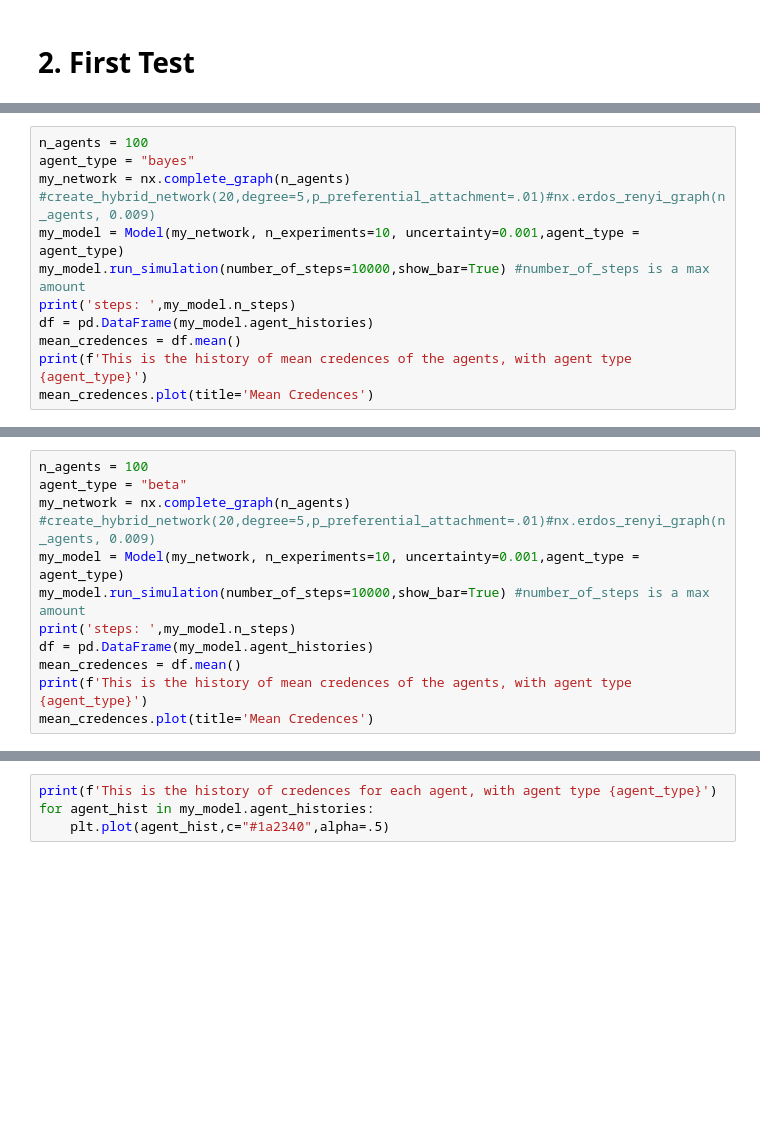
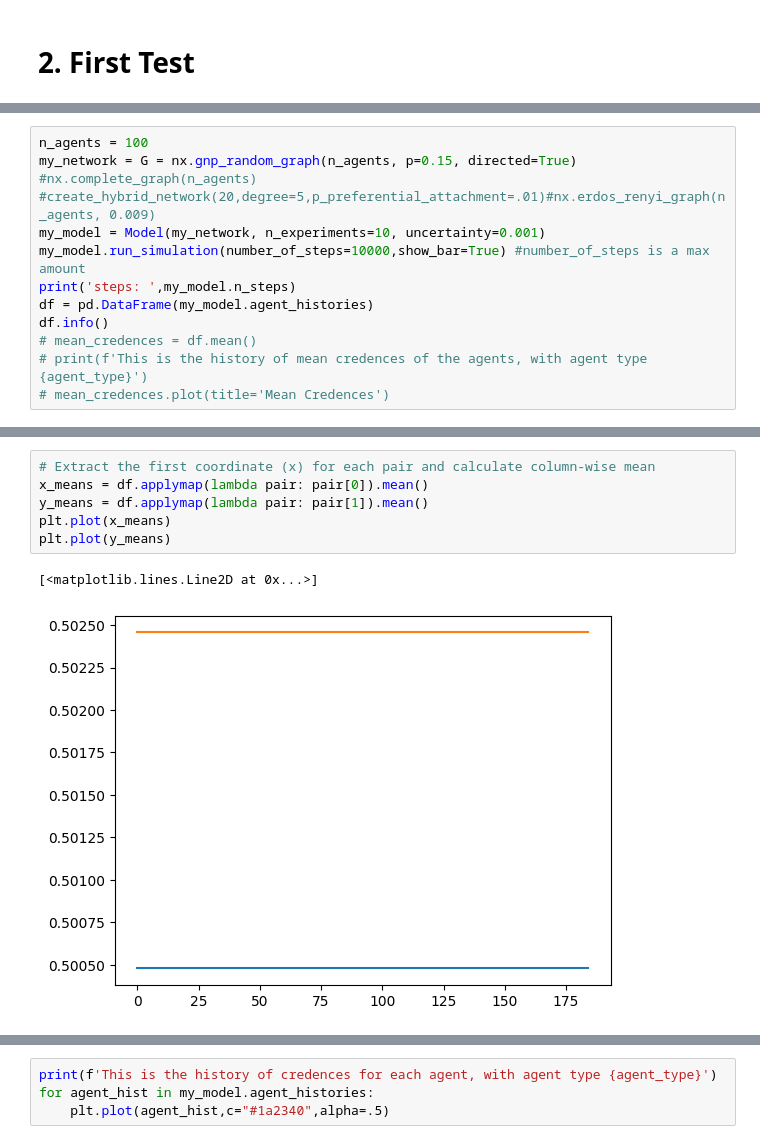
Before and after one commit to IgnacioOQ/e_network_inequality, a Jupyter notebook: basic_model_testing.ipynb, the cells around one changed output, grey strips where cells are left out. Saved outputs shown, nothing was run; the diff lists cells and outputs as text; blank space fills up the shorter version.

```diff
--- a/basic_model_testing.ipynb
+++ b/basic_model_testing.ipynb
@@ -26,12 +27,13 @@ from model import Model
 # %%
 n_agents = 100
-agent_type = "bayes"
-my_network = nx.complete_graph(n_agents) #create_hybrid_network(20,degree=5,p_preferential_attachment=.01)#nx.erdos_renyi_graph(n_agents, 0.009)
-my_model = Model(my_network, n_experiments=10, uncertainty=0.001,agent_type = agent_type)
+my_network = G = nx.gnp_random_graph(n_agents, p=0.15, directed=True)
+#nx.complete_graph(n_agents) #create_hybrid_network(20,degree=5,p_preferential_attachment=.01)#nx.erdos_renyi_graph(n_agents, 0.009)
+my_model = Model(my_network, n_experiments=10, uncertainty=0.001)
 my_model.run_simulation(number_of_steps=10000,show_bar=True) #number_of_steps is a max amount
 print('steps: ',my_model.n_steps)
 df = pd.DataFrame(my_model.agent_histories)
-mean_credences = df.mean()
-print(f'This is the history of mean credences of the agents, with agent type {agent_type}')
-mean_credences.plot(title='Mean Credences')
+df.info()
+# mean_credences = df.mean()
+# print(f'This is the history of mean credences of the agents, with agent type {agent_type}')
+# mean_credences.plot(title='Mean Credences')
 # %% [output]
@@ -51,11 +45,0 @@ This is the history of credences for each agent, with agent type bayes
-# %%
-n_agents = 100
-agent_type = "beta"
-my_network = nx.complete_graph(n_agents) #create_hybrid_network(20,degree=5,p_preferential_attachment=.01)#nx.erdos_renyi_graph(n_agents, 0.009)
-my_model = Model(my_network, n_experiments=10, uncertainty=0.001,agent_type = agent_type)
-my_model.run_simulation(number_of_steps=10000,show_bar=True) #number_of_steps is a max amount
-print('steps: ',my_model.n_steps)
-df = pd.DataFrame(my_model.agent_histories)
-mean_credences = df.mean()
-print(f'This is the history of mean credences of the agents, with agent type {agent_type}')
-mean_credences.plot(title='Mean Credences')
@@ -66,0 +79,9 @@ This is the history of mean credences of the agents, with agent type beta
+# %%
+# Extract the first coordinate (x) for each pair and calculate column-wise mean
+x_means = df.applymap(lambda pair: pair[0]).mean()
+y_means = df.applymap(lambda pair: pair[1]).mean()
+plt.plot(x_means)
+plt.plot(y_means)
+# %% [output]
+[<matplotlib.lines.Line2D at 0x...>]
+[figure, added]
```
Also changed, not shown: parts of 10 cells of this notebook, 2 other files.
